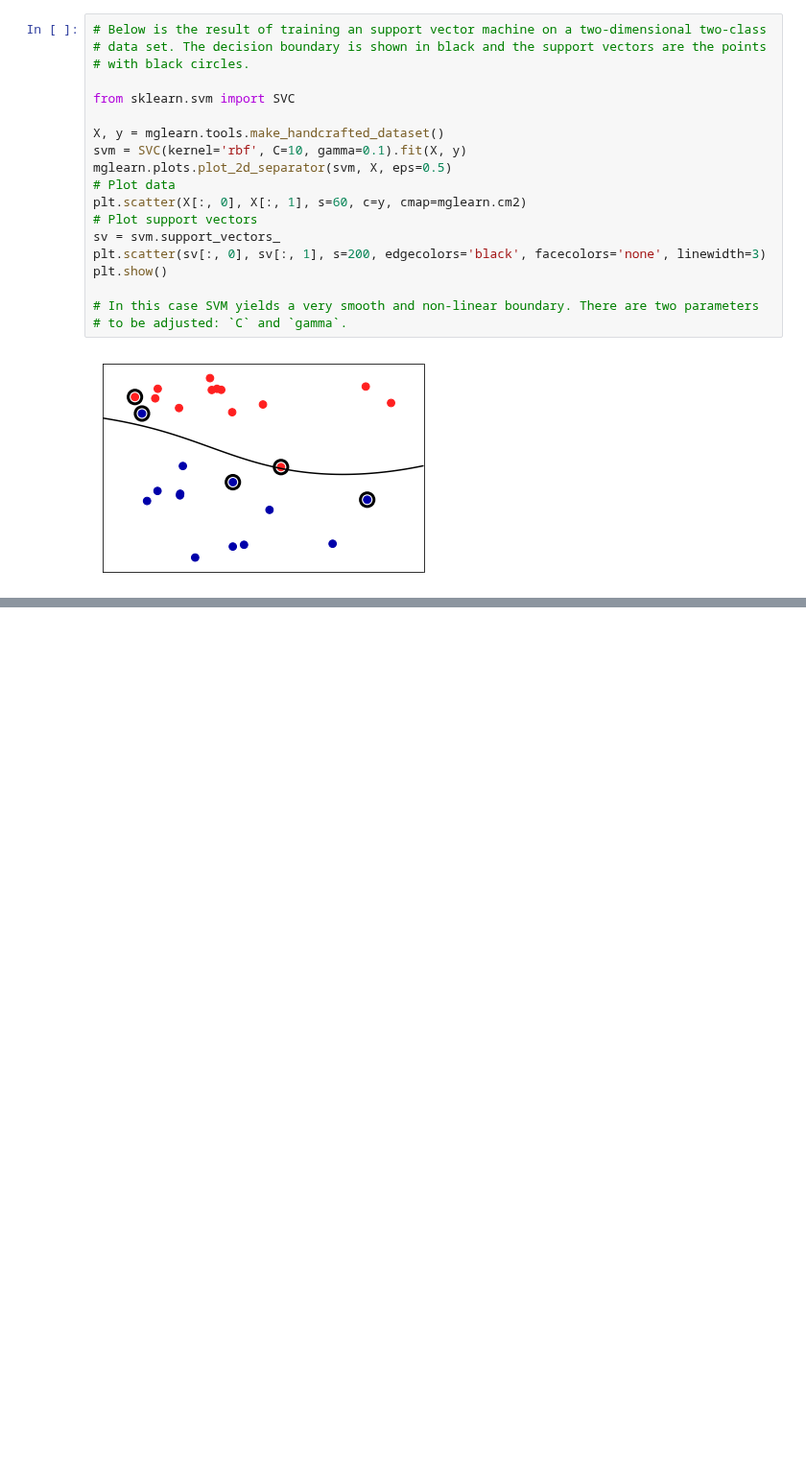
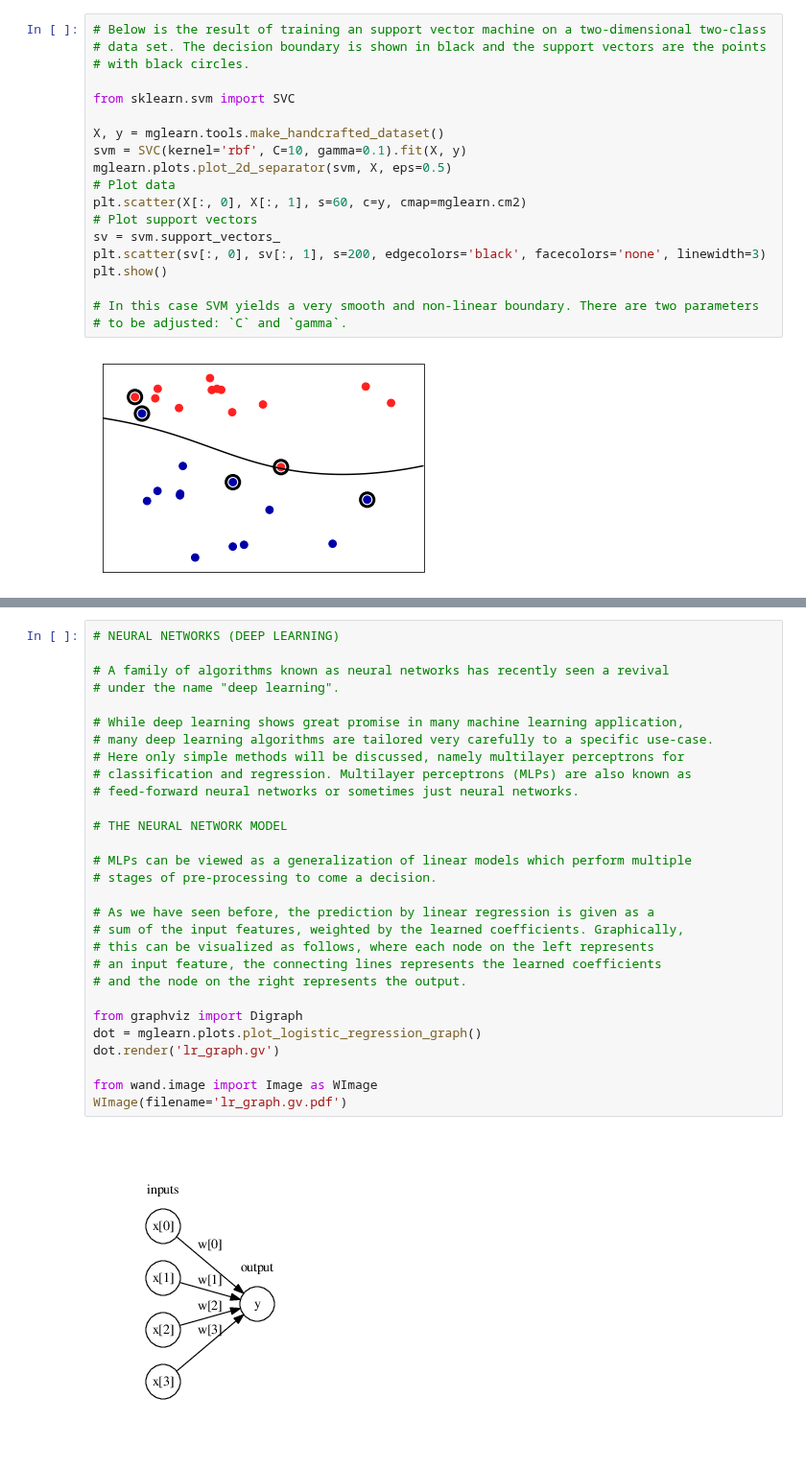
Before and after one commit to rodsveiga/ML_with_Python-Study_notes, a Jupyter notebook: Supervised_Learning.ipynb, the cells around one changed output, grey strips where cells are left out. Shown at 96% size. Drawn from its saved outputs; the diff is of its cells as text; blank space fills up the shorter version.

```diff
--- a/Supervised_Learning.ipynb
+++ b/Supervised_Learning.ipynb
@@ -1527,0 +1663,31 @@ plt.show()
+# %%
+# NEURAL NETWORKS (DEEP LEARNING)
+
+# A family of algorithms known as neural networks has recently seen a revival
+# under the name "deep learning".
+
+# While deep learning shows great promise in many machine learning application,
+# many deep learning algorithms are tailored very carefully to a specific use-case.
+# Here only simple methods will be discussed, namely multilayer perceptrons for
+# classification and regression. Multilayer perceptrons (MLPs) are also known as
+# feed-forward neural networks or sometimes just neural networks.
+
+# THE NEURAL NETWORK MODEL
+
+# MLPs can be viewed as a generalization of linear models which perform multiple
+# stages of pre-processing to come a decision.
+
+# As we have seen before, the prediction by linear regression is given as a
+# sum of the input features, weighted by the learned coefficients. Graphically,
+# this can be visualized as follows, where each node on the left represents
+# an input feature, the connecting lines represents the learned coefficients
+# and the node on the right represents the output.
+
+from graphviz import Digraph
+dot = mglearn.plots.plot_logistic_regression_graph()
+dot.render('lr_graph.gv')
+
+from wand.image import Image as WImage
+WImage(filename='lr_graph.gv.pdf')
+# %% [output]
+[figure, added]
```
Also changed, not shown: parts of 18 cells of this notebook.
